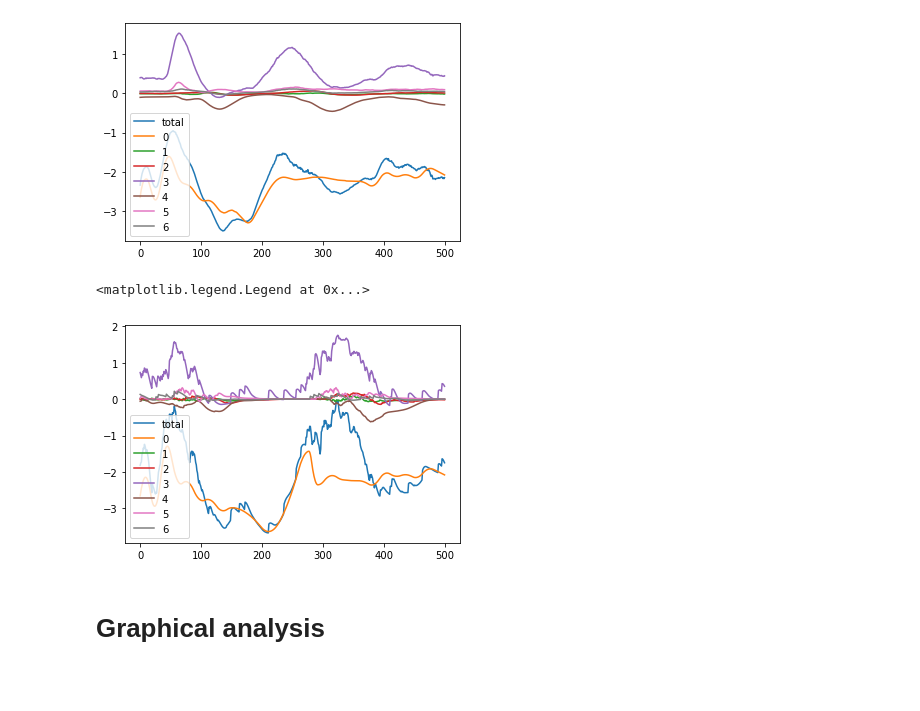
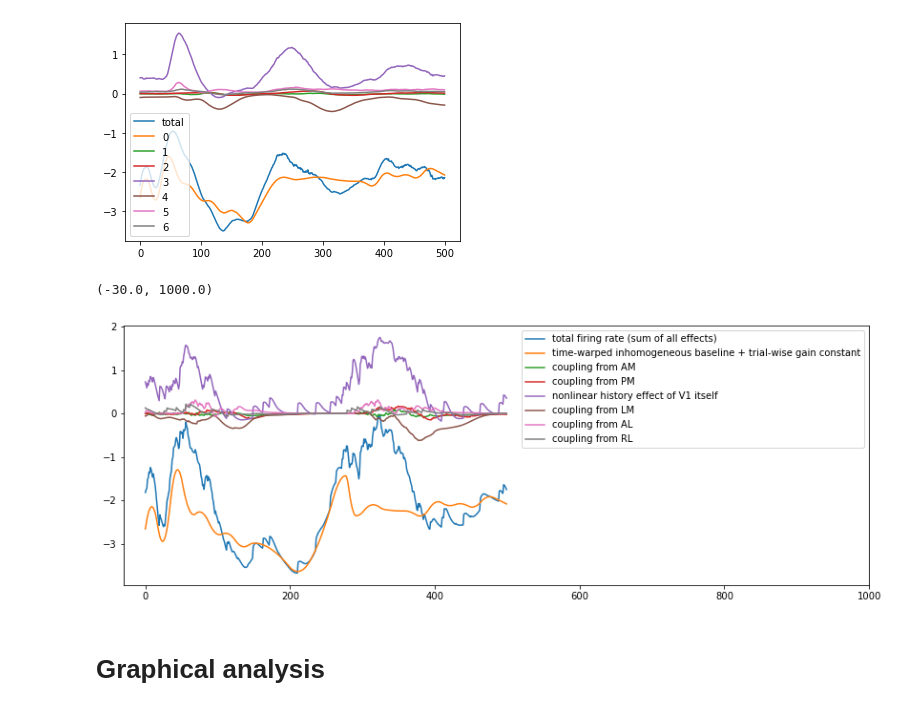
Before and after one commit to Qi-Xin/MultiNeuronGLM, a Jupyter notebook: 2022 Sep version time-warping nonlinear history.ipynb, the cells around one changed output. Cells and saved outputs as stored; diff of their text form; code cells hidden in the pictures; blank space fills up the shorter version.

```diff
--- a/2022 Sep version time-warping nonlinear history.ipynb
+++ b/2022 Sep version time-warping nonlinear history.ipynb
@@ -1348,14 +1348,25 @@ total_output = copy.deepcopy( outputs[0] )
 for i in range(1, 7):
     total_output += outputs[i]
 # %%
+sns.reset_orig()
 trial = 1
+
+plt.subplots(figsize=(14,5))
 plt.plot(total_output[:,trial], label='total')
 for i, output in enumerate(outputs[:7]):
-    plt.plot( output[:,trial] ,label=str(i))
-plt.legend()
+    plt.plot( output[:,trial])
+plt.legend(['total firing rate (sum of all effects)',
+           'time-warped inhomogeneous baseline + trial-wise gain constant',
+           'coupling from AM',
+           'coupling from PM',
+          'nonlinear history effect of V1 itself',
+          'coupling from LM',
+          'coupling from AL',
+          'coupling from RL'])
+plt.xlim([-30, 1000])
 # %% [output]
-<matplotlib.legend.Legend at 0x...>
+(-30.0, 1000.0)
-[figure, old version]
+[figure, new version]
 # %% [markdown]
 # Graphical analysis
 # %% [markdown]
```
